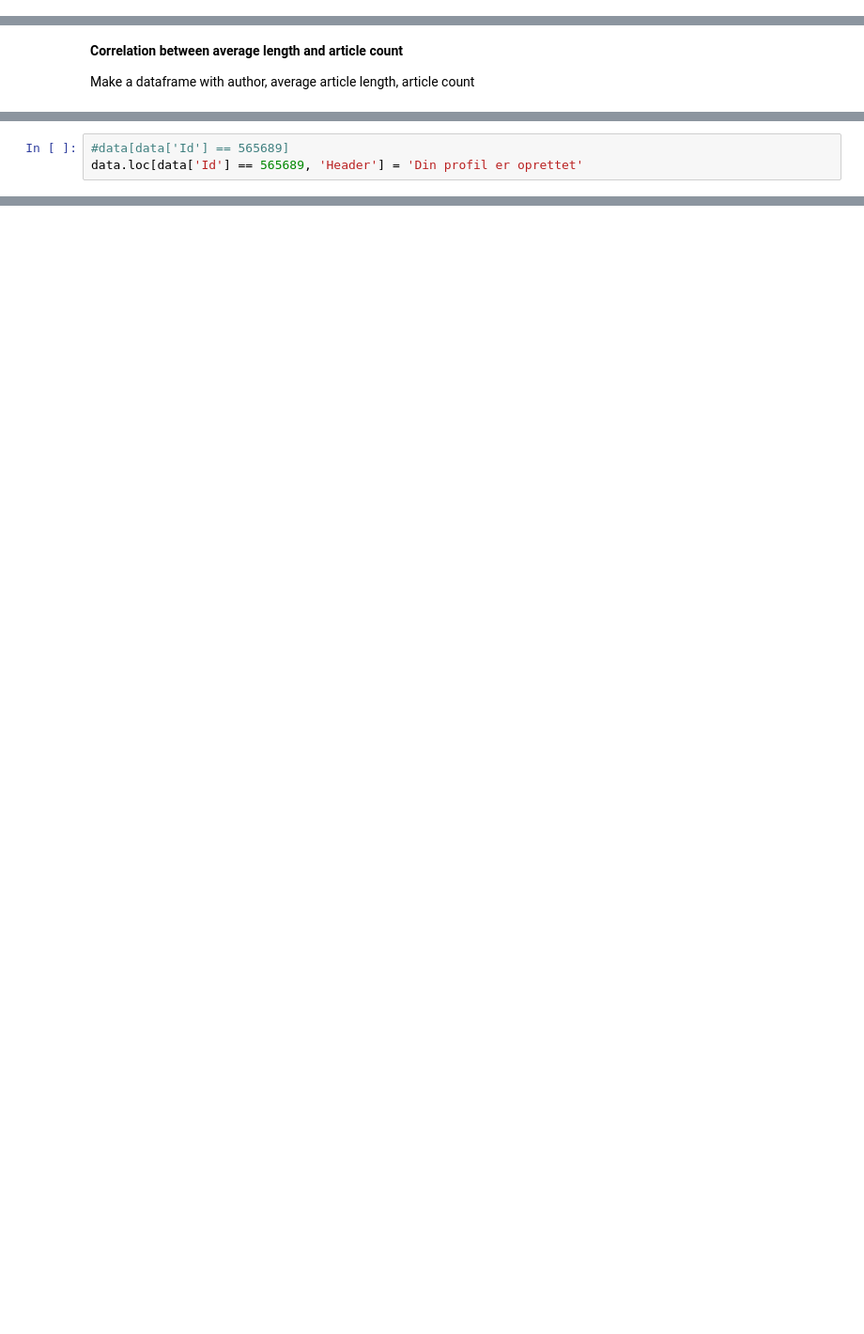
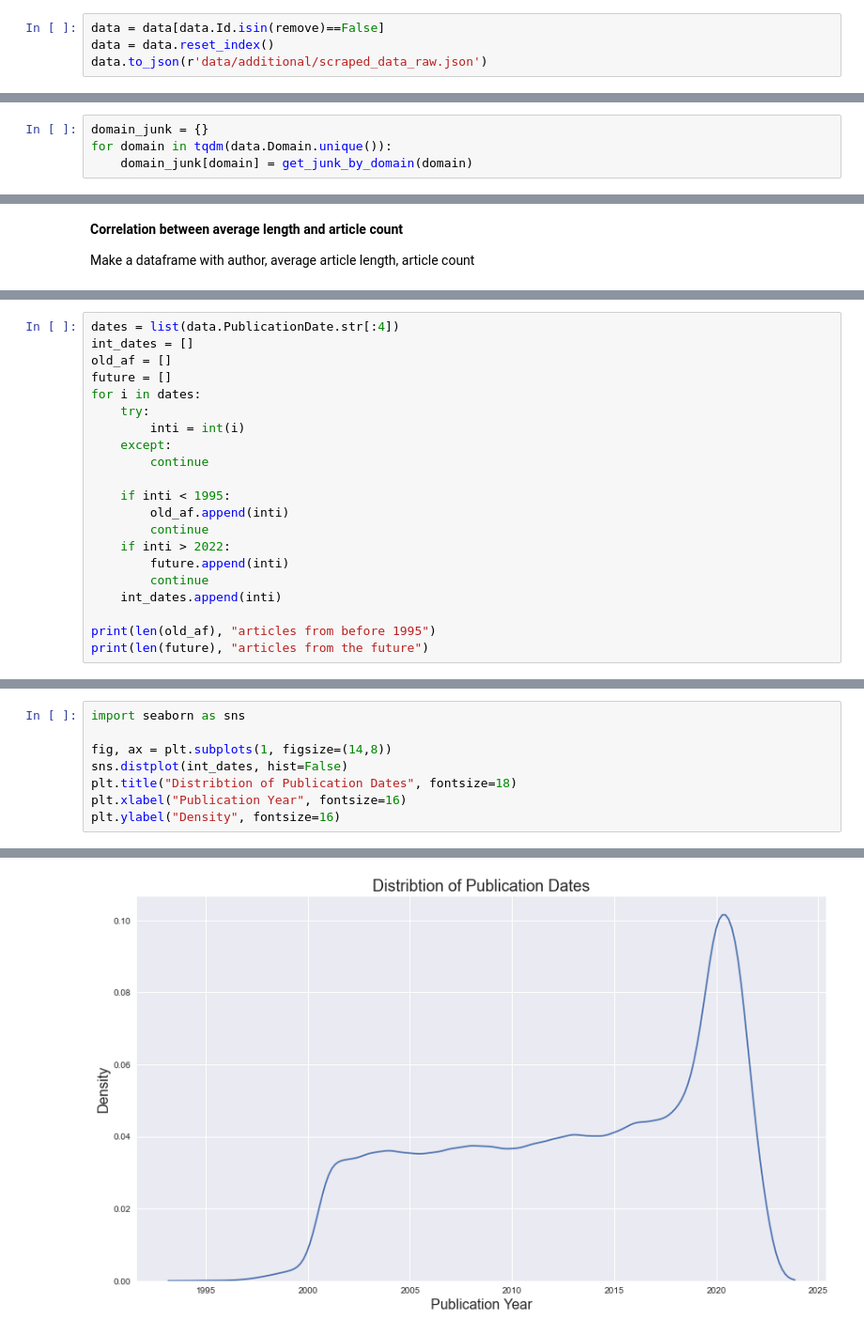
Before and after one commit to kroglkt/articlencoding, a Jupyter notebook: Data Formatting.ipynb, the cells around one changed output, grey strips where cells are left out. Shown: that part at 94% size. Drawn from its saved outputs; the diff is of its cells as text; blank space fills up the shorter version.

```diff
--- a/Data Formatting.ipynb
+++ b/Data Formatting.ipynb
@@ -225,0 +405,4 @@ Names are converted! That was slow.
+# %%
+data = data[data.Id.isin(remove)==False]
+data = data.reset_index()
+data.to_json(r'data/additional/scraped_data_raw.json')
@@ -225,0 +458,4 @@ Names are converted! That was slow.
+# %%
+domain_junk = {}
+for domain in tqdm(data.Domain.unique()):
+    domain_junk[domain] = get_junk_by_domain(domain)
@@ -435,3 +619,0 @@ corrupt_data.shape #Ikke meget værd...
-# %%
-#data[data['Id'] == 565689]
-data.loc[data['Id'] == 565689, 'Header'] = 'Din profil er oprettet'
@@ -456,0 +630,21 @@ soup = BeautifulSoup(res.content, "html.parser")
+# %%
+dates = list(data.PublicationDate.str[:4])
+int_dates = []
+old_af = []
+future = []
+for i in dates:
+    try:
+        inti = int(i)
+    except:
+        continue
+
+    if inti < 1995:
+        old_af.append(inti)
+        continue
+    if inti > 2022:
+        future.append(inti)
+        continue
+    int_dates.append(inti)
+
+print(len(old_af), "articles from before 1995")
+print(len(future), "articles from the future")
@@ -456,0 +654,9 @@ soup = BeautifulSoup(res.content, "html.parser")
+# %%
+import seaborn as sns
+
+fig, ax = plt.subplots(1, figsize=(14,8))
+sns.distplot(int_dates, hist=False)
+plt.title("Distribtion of Publication Dates", fontsize=18)
+plt.xlabel("Publication Year", fontsize=16)
+plt.ylabel("Density", fontsize=16)
+# %% [output]
@@ -456,0 +664 @@ soup = BeautifulSoup(res.content, "html.parser")
+[figure, added]
```
Also changed, not shown: parts of 56 cells of this notebook, 5 other files.
